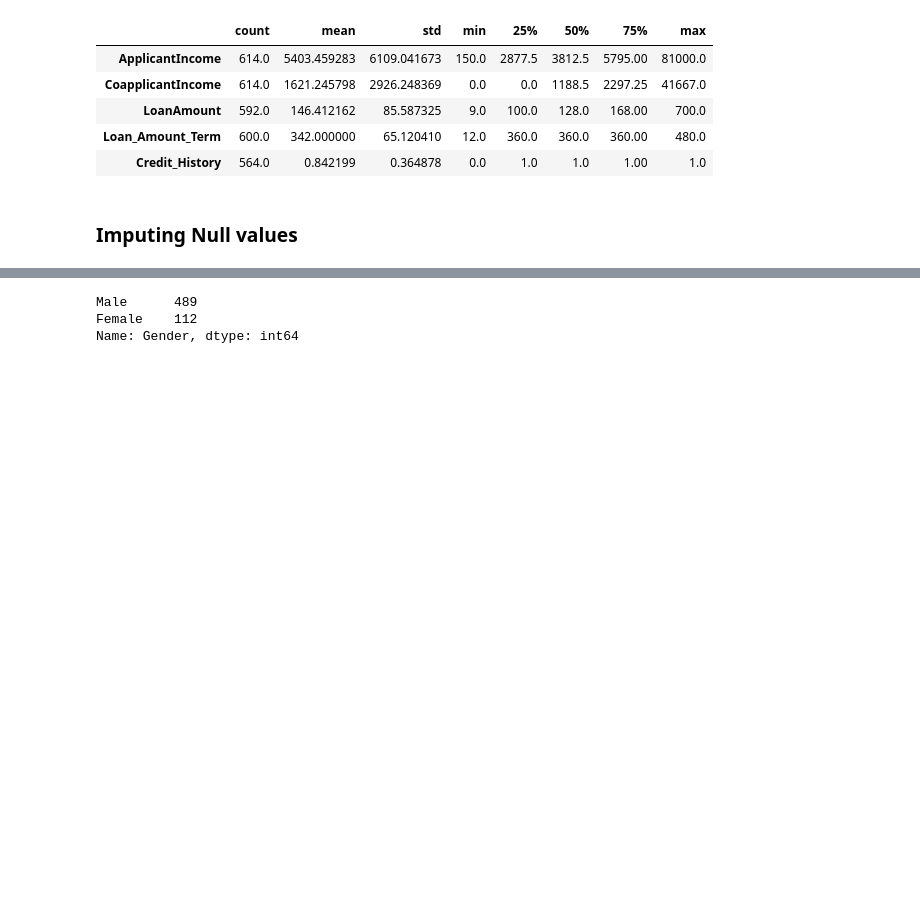
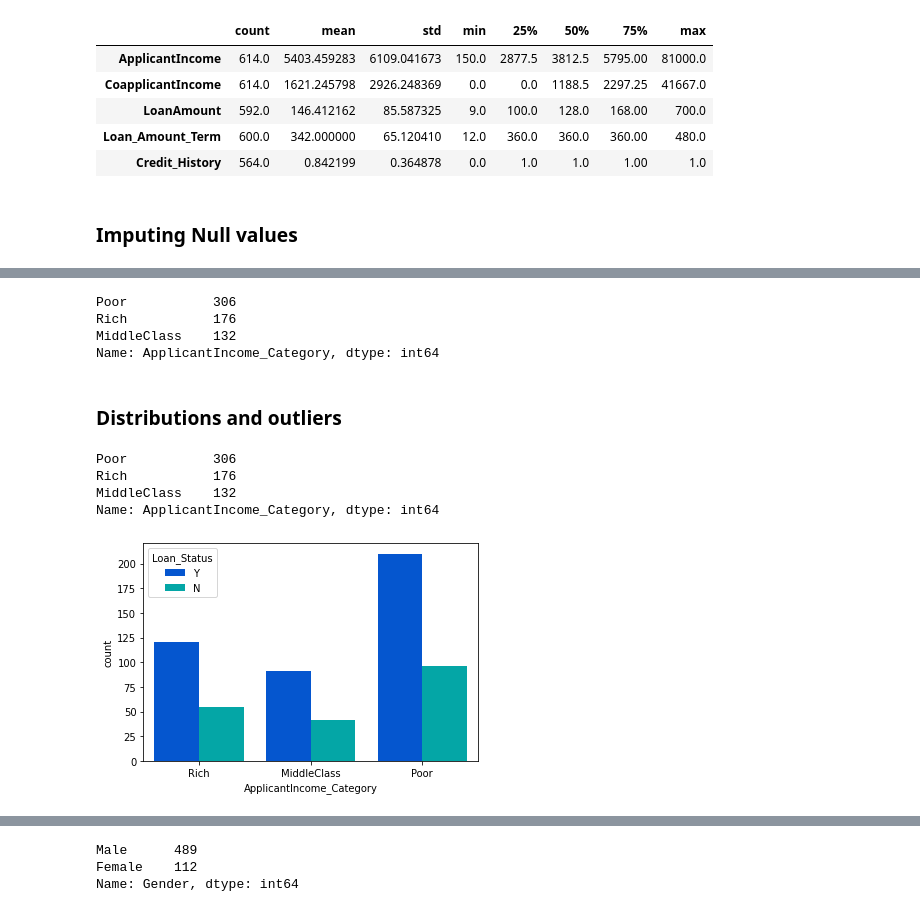
Before and after one commit to SharanDHONI/Loan-Apprval-prediction-AnalyticsVidhya, a Jupyter notebook: Loan.ipynb, the cells around one changed output, grey strips where cells are left out. Saved outputs shown, nothing was run; the diff lists cells and outputs as text; code cells hidden in the pictures; blank space fills up the shorter version.

```diff
--- a/Loan.ipynb
+++ b/Loan.ipynb
@@ -99,0 +202,7 @@ df.loc[(df.Dependents.notnull()) & (df.Married == 'No')]
+# %%
+df['ApplicantIncome_Category'].value_counts()
+# %% [output]
+Poor           306
+Rich           176
+MiddleClass    132
+Name: ApplicantIncome_Category, dtype: int64
@@ -99,0 +220,2 @@ df.loc[(df.Dependents.notnull()) & (df.Married == 'No')]
+# %% [markdown]
+### Distributions and outliers
@@ -99,0 +228,11 @@ df.loc[(df.Dependents.notnull()) & (df.Married == 'No')]
+# %%
+## Applicant Income category and loan status
+sns.countplot(df.ApplicantIncome_Category,hue=df.Loan_Status,saturation=0.95,palette='winter')
+print(df.ApplicantIncome_Category.value_counts())
+plt.show()
+# %% [output]
+Poor           306
+Rich           176
+MiddleClass    132
+Name: ApplicantIncome_Category, dtype: int64
+[figure, added]
```
Also changed, not shown: parts of 57 cells of this notebook.
